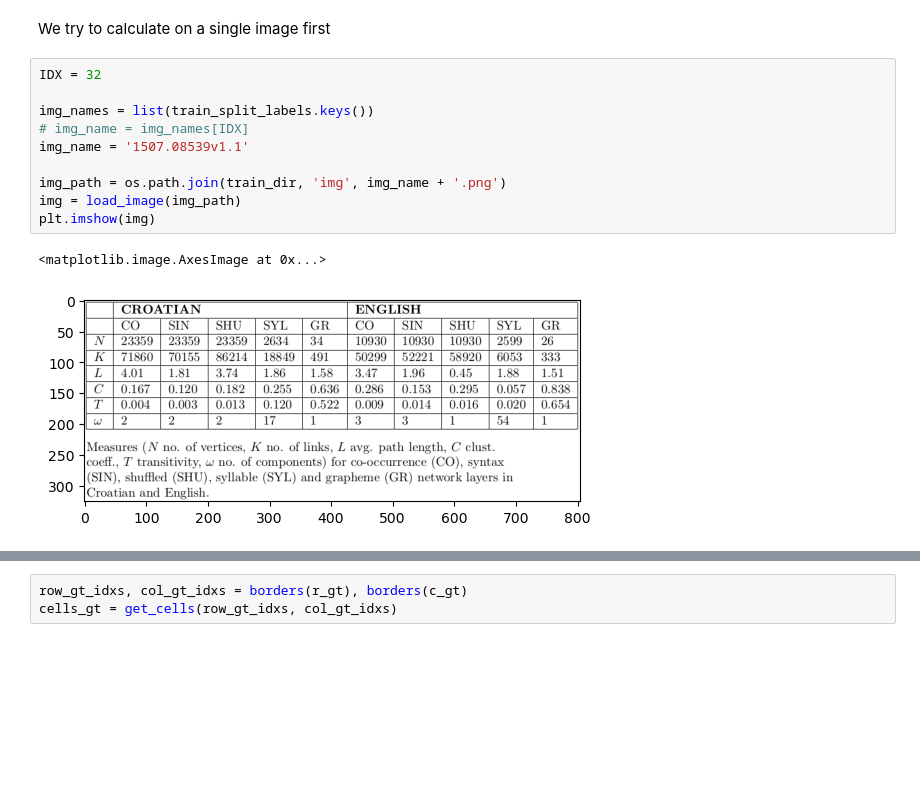
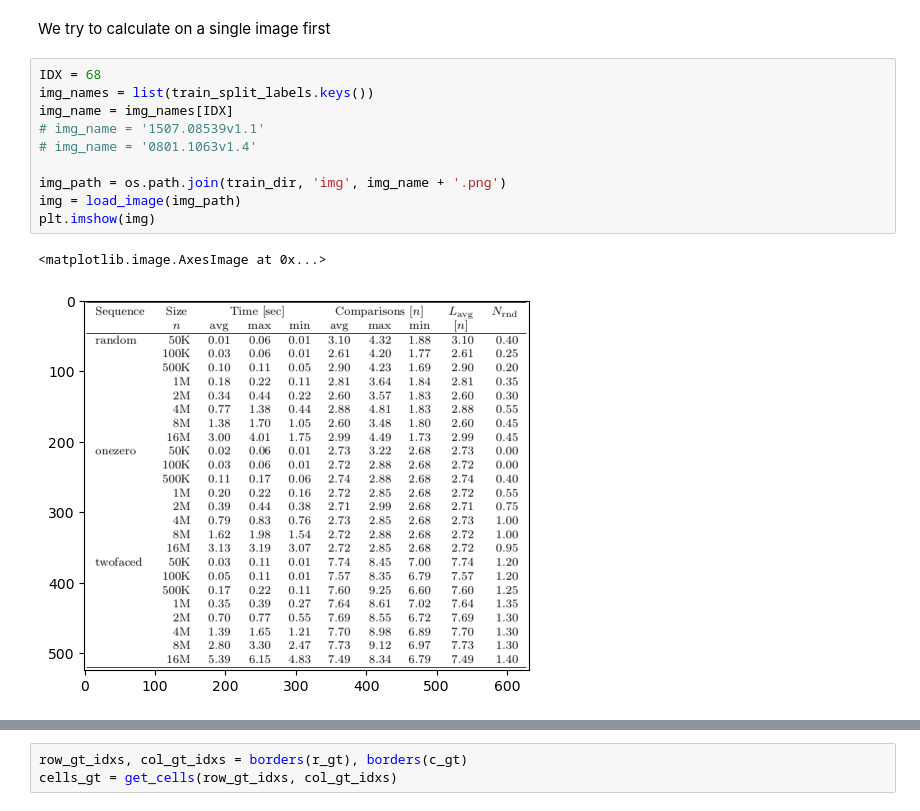
Before and after one commit to HeyLongHoang/deep-split-merge-scitsr, a Jupyter notebook: merge_adj_rel_gt.ipynb, the cells around one changed output, grey strips where cells are left out. Cells and saved outputs as stored; diff of their text form; blank space fills up the shorter version.

```diff
--- a/merge_adj_rel_gt.ipynb
+++ b/merge_adj_rel_gt.ipynb
@@ -33,18 +37,18 @@ len(train_split_labels), len(val_split_labels)
 # %% [markdown]
 We try to calculate on a single image first
 # %%
-IDX = 32
-
+IDX = 68
 img_names = list(train_split_labels.keys())
-# img_name = img_names[IDX]
-img_name = '1507.08539v1.1'
+img_name = img_names[IDX]
+# img_name = '1507.08539v1.1'
+# img_name = '0801.1063v1.4'
 
 img_path = os.path.join(train_dir, 'img', img_name + '.png')
 img = load_image(img_path)
 plt.imshow(img)
 # %% [output]
 <matplotlib.image.AxesImage at 0x...>
-[figure, old version]
+[figure, new version]
 # %%
 train_merge_labels = load_json(os.path.join(train_label_path, 'merge_label.json'))
 val_merge_labels = load_json(os.path.join(val_label_path, 'merge_label.json'))
```
Also changed, not shown: parts of 28 cells of this notebook, 1 other file.
